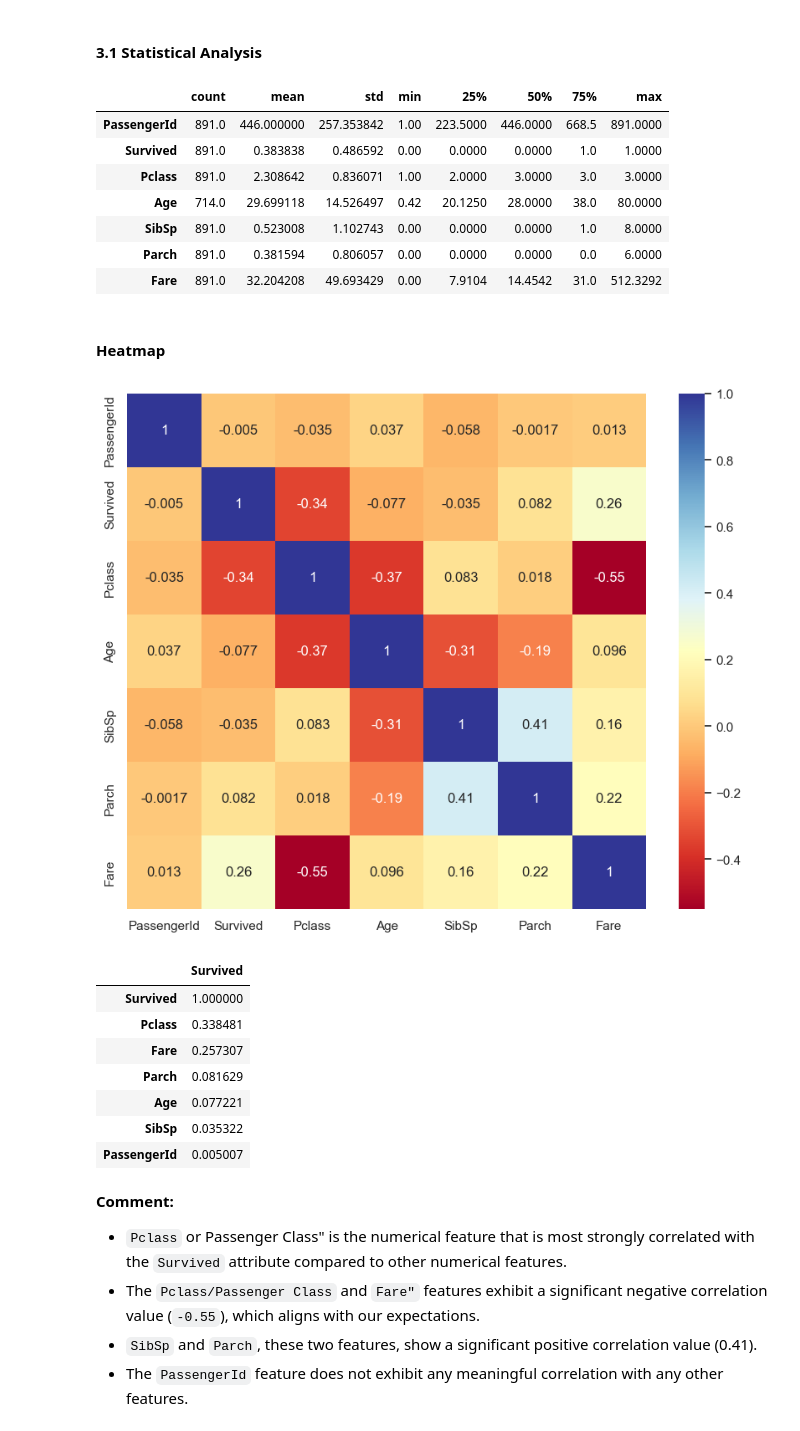
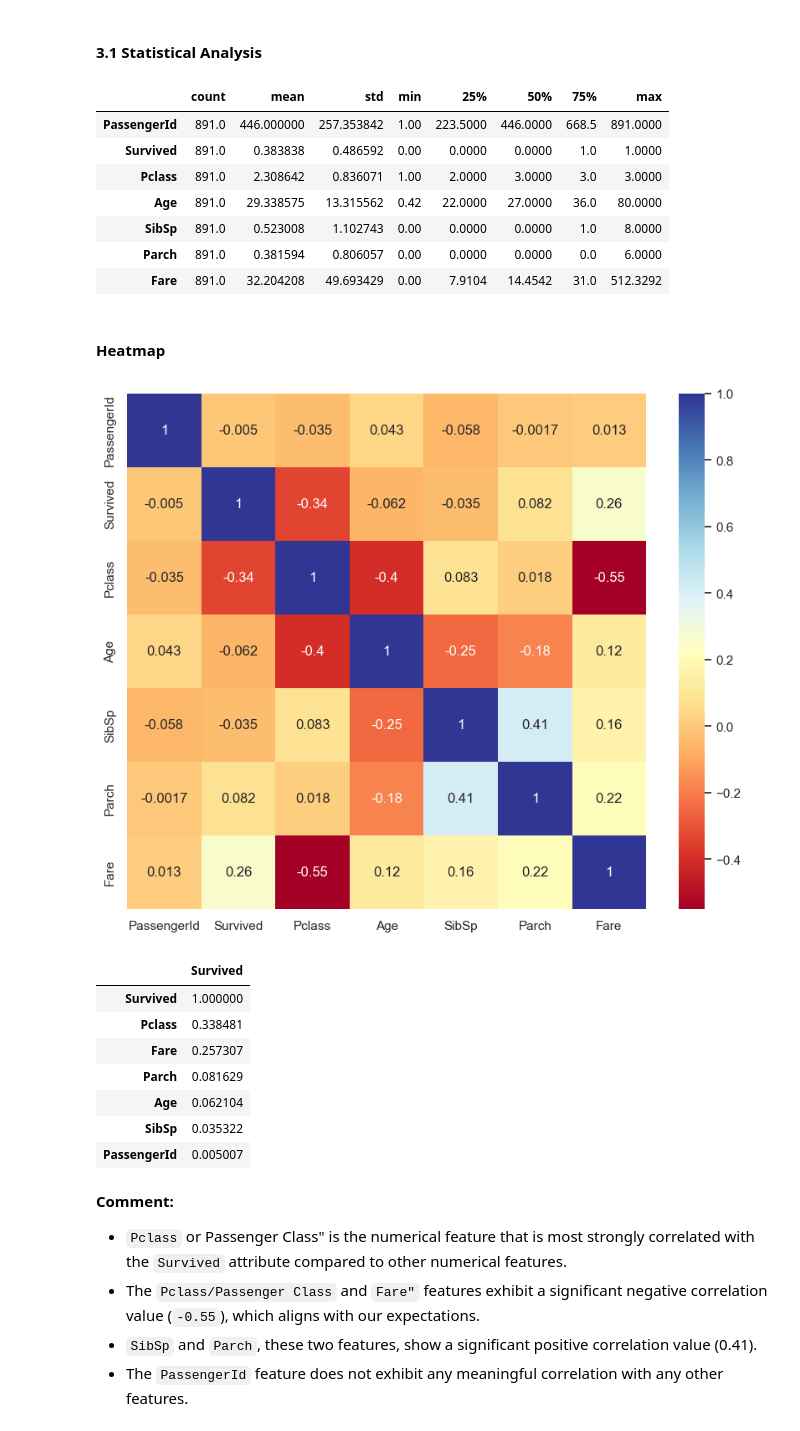
Before and after one commit to knightstark7/Labs-And-Project-Data-Visualization, a Jupyter notebook: Lab1/Source/Lab1.ipynb, the cells around one changed output. Cells and saved outputs as stored; diff of their text form; code cells hidden in the pictures.

Commit message:
[Lab 1] Update some preprocessing missing data

```diff
--- a/Lab1/Source/Lab1.ipynb
+++ b/Lab1/Source/Lab1.ipynb
@@ -118,0 +204,2 @@ train_df.head()
+# %%
+train_df.drop("Cabin", axis=1, inplace=True)
@@ -118,0 +306,31 @@ train_df.head()
+# %%
+fem_p1_s0 =train_df.loc[(train_df.Sex == 'female') & (train_df.Pclass == 1) & (train_df.SibSp == 0)].Age.median()
+fem_p1_s1 =train_df.loc[(train_df.Sex == 'female') & (train_df.Pclass == 1) & (train_df.SibSp == 1)].Age.median()
+fem_p1_s2 =train_df.loc[(train_df.Sex == 'female') & (train_df.Pclass == 1) & (train_df.SibSp == 2)].Age.median()
+fem_p1_s3 =train_df.loc[(train_df.Sex == 'female') & (train_df.Pclass == 1) & (train_df.SibSp == 3)].Age.median()
+fem_p2_s0 =train_df.loc[(train_df.Sex == 'female') & (train_df.Pclass == 2) & (train_df.SibSp == 0)].Age.median()
+fem_p2_s1 =train_df.loc[(train_df.Sex == 'female') & (train_df.Pclass == 2) & (train_df.SibSp == 1)].Age.median()
+fem_p2_s2 =train_df.loc[(train_df.Sex == 'female') & (train_df.Pclass == 2) & (train_df.SibSp == 2)].Age.median()
+fem_p2_s3 =train_df.loc[(train_df.Sex == 'female') & (train_df.Pclass == 2) & (train_df.SibSp == 3)].Age.median()
+fem_p3_s0 =train_df.loc[(train_df.Sex == 'female') & (train_df.Pclass == 3) & (train_df.SibSp == 0)].Age.median()
+fem_p3_s1 =train_df.loc[(train_df.Sex == 'female') & (train_df.Pclass == 3) & (train_df.SibSp == 1)].Age.median()
+fem_p3_s2 =train_df.loc[(train_df.Sex == 'female') & (train_df.Pclass == 3) & (train_df.SibSp == 2)].Age.median()
+fem_p3_s3 =train_df.loc[(train_df.Sex == 'female') & (train_df.Pclass == 3) & (train_df.SibSp == 3)].Age.median()
+fem_p3_s4 =train_df.loc[(train_df.Sex == 'female') & (train_df.Pclass == 3) & (train_df.SibSp == 4)].Age.median()
+fem_p3_s5 =train_df.loc[(train_df.Sex == 'female') & (train_df.Pclass == 3) & (train_df.SibSp == 5)].Age.median()
+fem_p3_s8 =train_df.loc[(train_df.Sex == 'female') & (train_df.Pclass == 3) & (train_df.SibSp == 8)].Age.median()
+male_p1_s0 =train_df.loc[(train_df.Sex == 'male') & (train_df.Pclass == 1) & (train_df.SibSp == 0)].Age.median()
+male_p1_s1 =train_df.loc[(train_df.Sex == 'male') & (train_df.Pclass == 1) & (train_df.SibSp == 1)].Age.median()
+male_p1_s2 =train_df.loc[(train_df.Sex == 'male') & (train_df.Pclass == 1) & (train_df.SibSp == 2)].Age.median()
+male_p1_s3 =train_df.loc[(train_df.Sex == 'male') & (train_df.Pclass == 1) & (train_df.SibSp == 3)].Age.median()
+male_p2_s0 =train_df.loc[(train_df.Sex == 'male') & (train_df.Pclass == 2) & (train_df.SibSp == 0)].Age.median()
+male_p2_s1 =train_df.loc[(train_df.Sex == 'male') & (train_df.Pclass == 2) & (train_df.SibSp == 1)].Age.median()
+male_p2_s2 =train_df.loc[(train_df.Sex == 'male') & (train_df.Pclass == 2) & (train_df.SibSp == 2)].Age.median()
+male_p3_s0 =train_df.loc[(train_df.Sex == 'male') & (train_df.Pclass == 3) & (train_df.SibSp == 0)].Age.median()
+male_p3_s1 =train_df.loc[(train_df.Sex == 'male') & (train_df.Pclass == 3) & (train_df.SibSp == 1)].Age.median()
+male_p3_s2 =train_df.loc[(train_df.Sex == 'male') & (train_df.Pclass == 3) & (train_df.SibSp == 2)].Age.median()
+male_p3_s3 =train_df.loc[(train_df.Sex == 'male') & (train_df.Pclass == 3) & (train_df.SibSp == 3)].Age.median()
+male_p3_s4 =train_df.loc[(train_df.Sex == 'male') & (train_df.Pclass == 3) & (train_df.SibSp == 4)].Age.median()
+male_p3_s5 =train_df.loc[(train_df.Sex == 'male') & (train_df.Pclass == 3) & (train_df.SibSp == 5)].Age.median()
+male_p3_s6 =train_df.loc[(train_df.Sex == 'male') & (train_df.Pclass == 3) & (train_df.SibSp == 6)].Age.median()
+male_p3_s8 =train_df.loc[(train_df.Sex == 'male') & (train_df.Pclass == 3) & (train_df.SibSp == 8)].Age.median()
@@ -118,0 +412,2 @@ train_df.head()
+# %%
+train_df['Age'] = train_df.apply(lambda x: fill_missing_age(x['Age'], x['Pclass'], x['Sex'], x['SibSp']), axis=1)
@@ -126,17 +440,17 @@ numeric_features
 Index(['PassengerId', 'Survived', 'Pclass', 'Age', 'SibSp', 'Parch', 'Fare'], dtype='object')
 # %%
 # create the dataframe of all numerical features
-numeric_df = train_df[numeric_features]
+numeric_train_df = train_df[numeric_features]
 # %% [markdown]
 #### 3.1 Statistical Analysis
 # %%
-numeric_df.describe().T
+numeric_train_df.describe().T
 # %% [output]
 |  | count | mean | std | min | 25% | 50% | 75% | max |
 | PassengerId | 891.0 | 446.000000 | 257.353842 | 1.00 | 223.5000 | 446.0000 | 668.5 | 891.0000 |
 | Survived | 891.0 | 0.383838 | 0.486592 | 0.00 | 0.0000 | 0.0000 | 1.0 | 1.0000 |
 | Pclass | 891.0 | 2.308642 | 0.836071 | 1.00 | 2.0000 | 3.0000 | 3.0 | 3.0000 |
-| Age | 714.0 | 29.699118 | 14.526497 | 0.42 | 20.1250 | 28.0000 | 38.0 | 80.0000 |
+| Age | 891.0 | 29.338575 | 13.315562 | 0.42 | 22.0000 | 27.0000 | 36.0 | 80.0000 |
 | SibSp | 891.0 | 0.523008 | 1.102743 | 0.00 | 0.0000 | 0.0000 | 1.0 | 8.0000 |
 | Parch | 891.0 | 0.381594 | 0.806057 | 0.00 | 0.0000 | 0.0000 | 0.0 | 6.0000 |
 | Fare | 891.0 | 32.204208 | 49.693429 | 0.00 | 7.9104 | 14.4542 | 31.0 | 512.3292 |
@@ -144,19 +458,19 @@ numeric_df.describe().T
 #### Heatmap
 # %%
 plt.figure(figsize=(10, 8))
-sns.heatmap(numeric_df.corr(), annot=True, cmap='RdYlBu');
+sns.heatmap(numeric_train_df.corr(), annot=True, cmap='RdYlBu');
 # %% [output]
-[figure, old version]
+[figure, new version]
 # %%
-numeric_features_correlation_df = pd.DataFrame(numeric_df.corr().Survived)
-abs(numeric_features_correlation_df).sort_values(by='Survived', ascending=False).style.background_gradient(cmap='coolwarm_r')
+numeric_features_correlation_train_df = pd.DataFrame(numeric_train_df.corr().Survived)
+abs(numeric_features_correlation_train_df).sort_values(by='Survived', ascending=False).style.background_gradient(cmap='coolwarm_r')
 # %% [output]
 |  | Survived |
 | Survived | 1.000000 |
 | Pclass | 0.338481 |
 | Fare | 0.257307 |
 | Parch | 0.081629 |
-| Age | 0.077221 |
+| Age | 0.062104 |
 | SibSp | 0.035322 |
 | PassengerId | 0.005007 |
 # %% [markdown]
```
Also changed, not shown: parts of 46 cells of this notebook.
